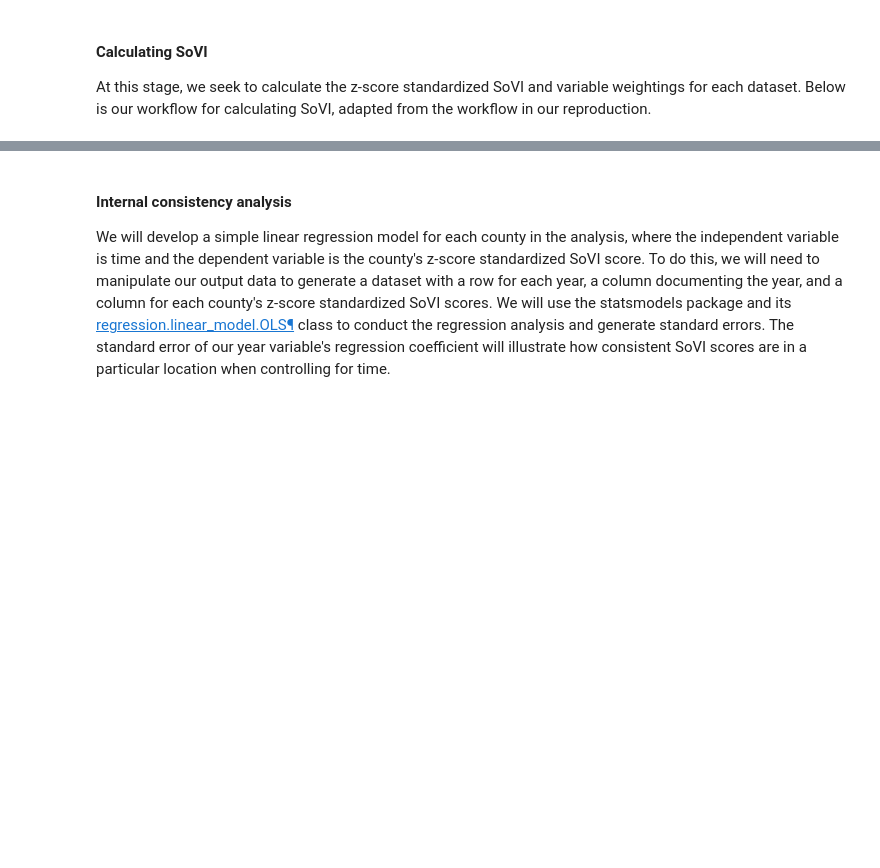
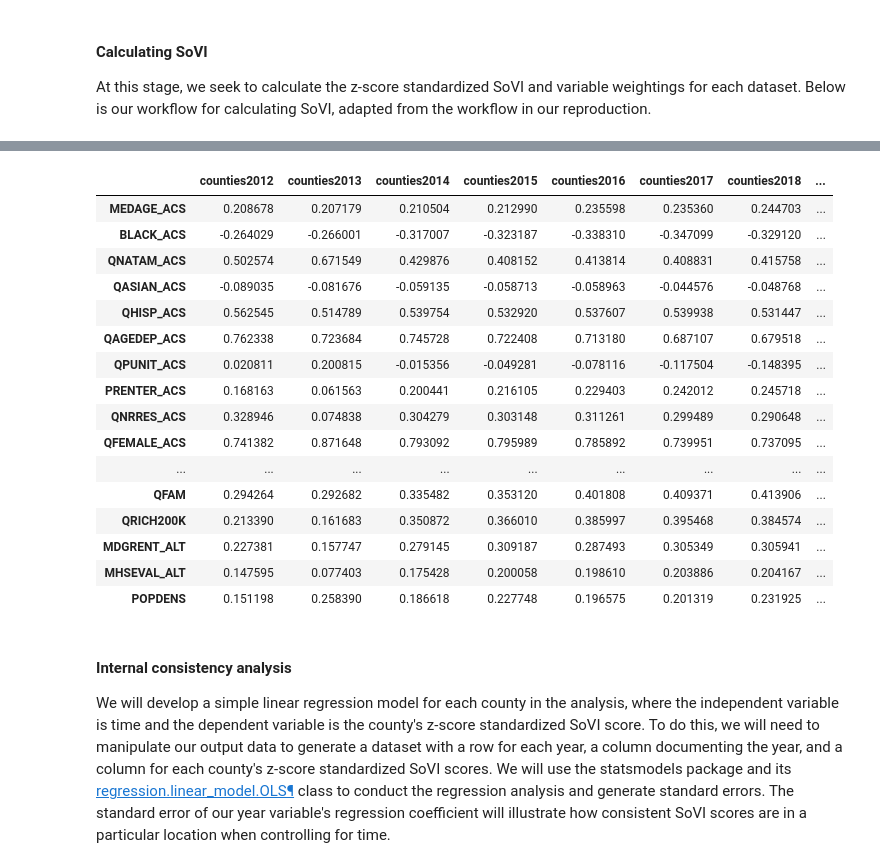
Before and after one commit to HEGSRR/RPl-Spielman-2020, a Jupyter notebook: procedure/code/RPl-Spielman-2020.ipynb, the cells around one changed output, grey strips where cells are left out. Drawn from its saved outputs; the diff is of its cells as text; code cells hidden in the pictures; blank space fills up the shorter version.

```diff
--- a/procedure/code/RPl-Spielman-2020.ipynb
+++ b/procedure/code/RPl-Spielman-2020.ipynb
@@ -695,3 +765,29 @@ class SPSS_PCA:
 At this stage, we seek to calculate the z-score standardized SoVI and variable weightings for each dataset. Below is our workflow for calculating SoVI, adapted from the workflow in our reproduction.
 # %% [markdown]
 ![PCA Workflow](../../results/figures/RPl_SoVI.png)
+# %%
+# Dict to hold variable loadings
+variable_contributions = pd.DataFrame(index = attr_names)
+
+# Dict to hold SoVI scores
+SoVI = pd.DataFrame(index=data[year].GEOID)
+
+# Calculate SoVI scores and variable contributions
+for year in data:
+    # Step M1
+    inputData = data[year].drop(['GEOID'], axis=1, inplace=False)
+
+    # Step M2
+    inputData_array = inputData.values  # Convert DataFrame to NumPy array
+
+    # Step M3
+    pca = SPSS_PCA(inputData_array, reduce=True, varimax=True)
+
+    # Step M4 (delete M5 from workflow)
+    SoVI[year] = pca.scores_rot.sum(1)
+
+    # Step M6
+    SoVI[year] = ZSCORE(SoVI[year])
+
+    # Step M7
+    variable_contributions[year] = pca.weights_rot.sum(1)
@@ -698,3 +811,23 @@ At this stage, we seek to calculate the z-score standardized SoVI and variable w
+# %%
+variable_contributions
+# %% [output]
+|  | counties2012 | counties2013 | counties2014 | counties2015 | counties2016 | counties2017 | counties2018 | ... |
+| MEDAGE_ACS | 0.208678 | 0.207179 | 0.210504 | 0.212990 | 0.235598 | 0.235360 | 0.244703 | ... |
+| BLACK_ACS | -0.264029 | -0.266001 | -0.317007 | -0.323187 | -0.338310 | -0.347099 | -0.329120 | ... |
+| QNATAM_ACS | 0.502574 | 0.671549 | 0.429876 | 0.408152 | 0.413814 | 0.408831 | 0.415758 | ... |
+| QASIAN_ACS | -0.089035 | -0.081676 | -0.059135 | -0.058713 | -0.058963 | -0.044576 | -0.048768 | ... |
+| QHISP_ACS | 0.562545 | 0.514789 | 0.539754 | 0.532920 | 0.537607 | 0.539938 | 0.531447 | ... |
+| QAGEDEP_ACS | 0.762338 | 0.723684 | 0.745728 | 0.722408 | 0.713180 | 0.687107 | 0.679518 | ... |
+| QPUNIT_ACS | 0.020811 | 0.200815 | -0.015356 | -0.049281 | -0.078116 | -0.117504 | -0.148395 | ... |
+| PRENTER_ACS | 0.168163 | 0.061563 | 0.200441 | 0.216105 | 0.229403 | 0.242012 | 0.245718 | ... |
+| QNRRES_ACS | 0.328946 | 0.074838 | 0.304279 | 0.303148 | 0.311261 | 0.299489 | 0.290648 | ... |
+| QFEMALE_ACS | 0.741382 | 0.871648 | 0.793092 | 0.795989 | 0.785892 | 0.739951 | 0.737095 | ... |
+| ... | ... | ... | ... | ... | ... | ... | ... | ... |
+| QFAM | 0.294264 | 0.292682 | 0.335482 | 0.353120 | 0.401808 | 0.409371 | 0.413906 | ... |
+| QRICH200K | 0.213390 | 0.161683 | 0.350872 | 0.366010 | 0.385997 | 0.395468 | 0.384574 | ... |
+| MDGRENT_ALT | 0.227381 | 0.157747 | 0.279145 | 0.309187 | 0.287493 | 0.305349 | 0.305941 | ... |
+| MHSEVAL_ALT | 0.147595 | 0.077403 | 0.175428 | 0.200058 | 0.198610 | 0.203886 | 0.204167 | ... |
+| POPDENS | 0.151198 | 0.258390 | 0.186618 | 0.227748 | 0.196575 | 0.201319 | 0.231925 | ... |
 # %% [markdown]
 #### Internal consistency analysis
 
```
Also changed, not shown: parts of 9 cells of this notebook, 6 other files.
